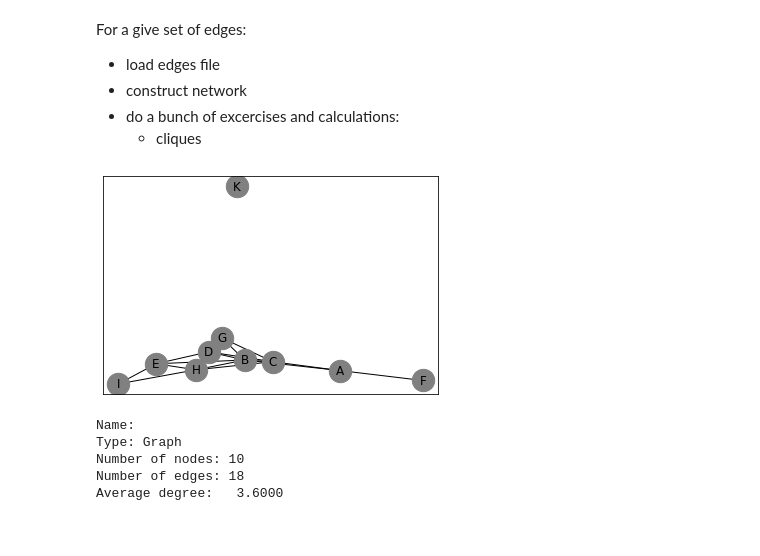
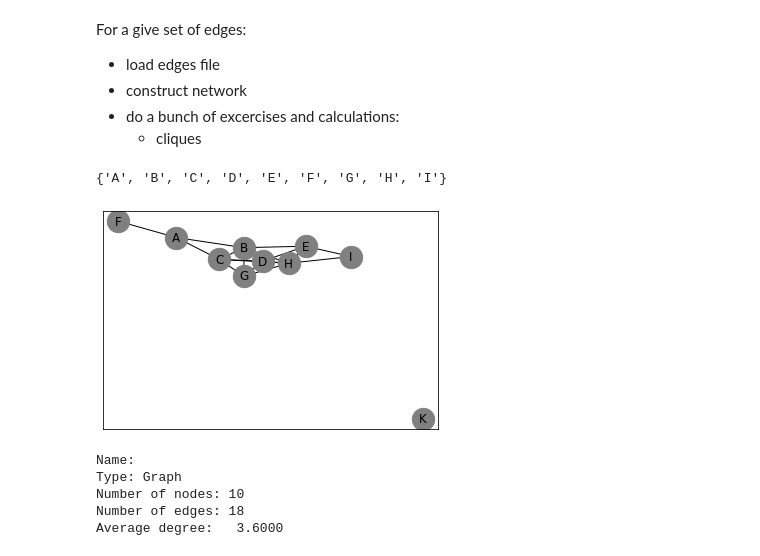
Before and after one commit to mutazag/sina, a Jupyter notebook: Network-measures.ipynb, the cells around one changed output. Cells and saved outputs as stored; diff of their text form; code cells hidden in the pictures.

Commit message:
additional example, and handling of numeric node names

```diff
--- a/Network-measures.ipynb
+++ b/Network-measures.ipynb
@@ -14,10 +14,12 @@ from networkx.algorithms import traversal
 # %%
 # filename  = 'edges/example1.txt'
 filename = 'edges/week5_kcore.txt'
+# filename = 'edges/at2_q1.txt'
 
 df_edges = pd.read_csv(filename, sep=':', header=None, names=['from', 'to_list'])
 df_edges['to_list_split'] = df_edges.to_list.str.strip().str.split(',')
 df_edges = df_edges.explode('to_list_split')
+df_edges['from'] = df_edges['from'].astype(str)
 # keep hold of nodes with no edges
 add_nodes = df_edges['from'][df_edges.to_list_split.isna()]
 # drop incomplete edges
@@ -26,13 +28,19 @@ df_edges.drop(list(add_nodes.index), inplace=True)
 # [tuple(e) for i,e in df_edges[['from','to_list_split']].iterrows()]
 # list(zip(df_edges['from'], df_edges['to_list_split']))
 edges = [tuple(e) for e in df_edges[['from','to_list_split']].to_records(index=False)]
+# %%
+set(df_edges['to_list_split'].astype(df_edges['from'].dtype))
+# %% [output]
+{'A', 'B', 'C', 'D', 'E', 'F', 'G', 'H', 'I'}
 # %%
 G = nx.Graph()
 G.add_edges_from(edges)
 G.add_nodes_from(add_nodes)
-nx.draw_networkx(G, node_size=500, node_color='grey')
+
+pos = nx.layout.spring_layout(G)
+nx.draw_networkx(G, pos=pos, node_size=500, node_color='grey')
 # %% [output]
-[figure, old version]
+[figure, new version]
 # %%
 print(nx.info(G))
 # %% [output]
```
Also changed, not shown: parts of 2 cells of this notebook, 1 other file.
